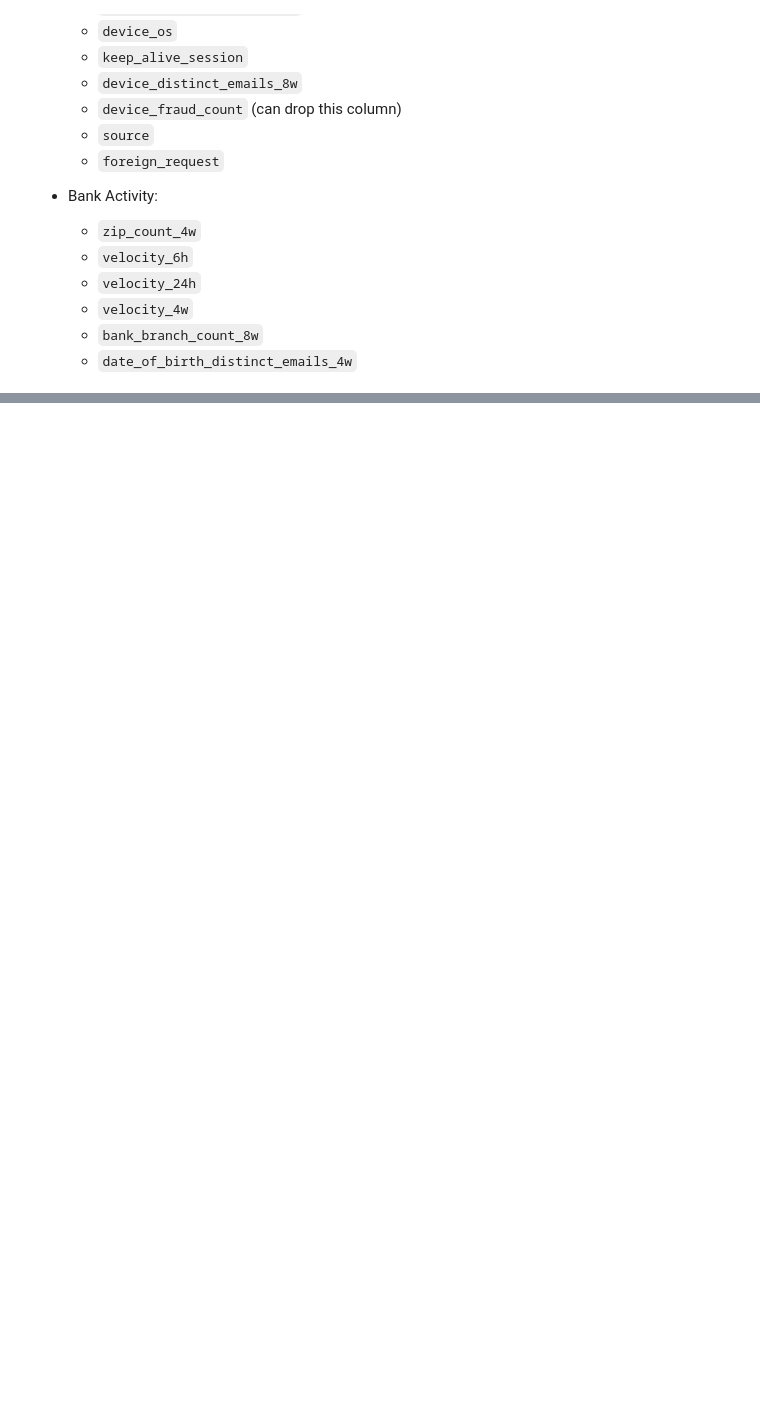
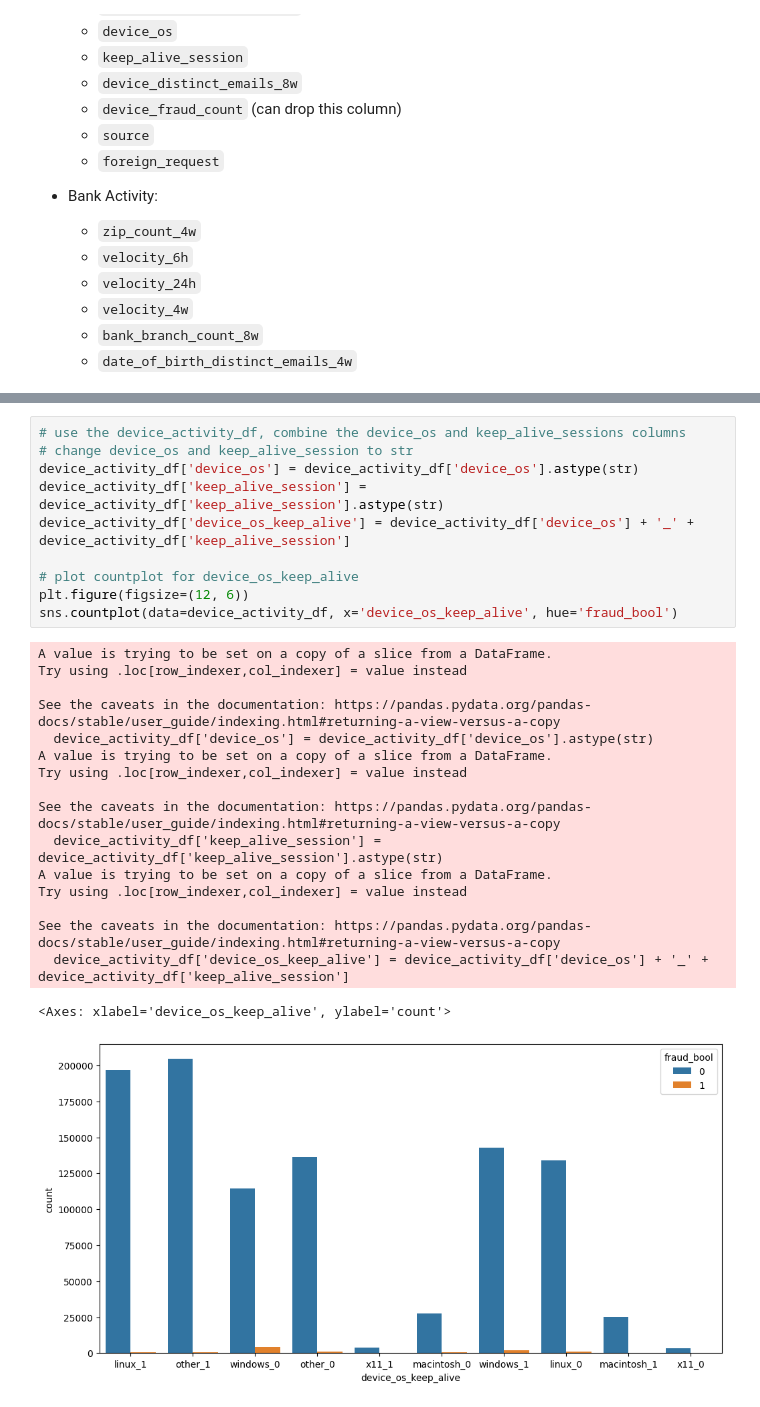
Before and after one commit to kclzl-nus/Detect-Fraudulent-Bank-Accounts, a Jupyter notebook: notebooks/1.0-kclzl-eda.ipynb, the cells around one changed output, grey strips where cells are left out. Saved outputs shown, nothing was run; the diff lists cells and outputs as text; blank space fills up the shorter version.

```diff
--- a/notebooks/1.0-kclzl-eda.ipynb
+++ b/notebooks/1.0-kclzl-eda.ipynb
@@ -227,0 +165,28 @@ sns.histplot(data=device_activity_df, x='session_length_in_minutes', hue='fraud_
+# %%
+# use the device_activity_df, combine the device_os and keep_alive_sessions columns
+# change device_os and keep_alive_session to str
+device_activity_df['device_os'] = device_activity_df['device_os'].astype(str)
+device_activity_df['keep_alive_session'] = device_activity_df['keep_alive_session'].astype(str)
+device_activity_df['device_os_keep_alive'] = device_activity_df['device_os'] + '_' + device_activity_df['keep_alive_session']
+
+# plot countplot for device_os_keep_alive
+plt.figure(figsize=(12, 6))
+sns.countplot(data=device_activity_df, x='device_os_keep_alive', hue='fraud_bool')
+# %% [output]
+A value is trying to be set on a copy of a slice from a DataFrame.
+Try using .loc[row_indexer,col_indexer] = value instead
+
+See the caveats in the documentation: https://pandas.pydata.org/pandas-docs/stable/user_guide/indexing.html#returning-a-view-versus-a-copy
+  device_activity_df['device_os'] = device_activity_df['device_os'].astype(str)
+A value is trying to be set on a copy of a slice from a DataFrame.
+Try using .loc[row_indexer,col_indexer] = value instead
+
+See the caveats in the documentation: https://pandas.pydata.org/pandas-docs/stable/user_guide/indexing.html#returning-a-view-versus-a-copy
+  device_activity_df['keep_alive_session'] = device_activity_df['keep_alive_session'].astype(str)
+A value is trying to be set on a copy of a slice from a DataFrame.
+Try using .loc[row_indexer,col_indexer] = value instead
+
+See the caveats in the documentation: https://pandas.pydata.org/pandas-docs/stable/user_guide/indexing.html#returning-a-view-versus-a-copy
+  device_activity_df['device_os_keep_alive'] = device_activity_df['device_os'] + '_' + device_activity_df['keep_alive_session']
+<Axes: xlabel='device_os_keep_alive', ylabel='count'>
+[figure, added]
```
Also changed, not shown: parts of 19 cells of this notebook.
